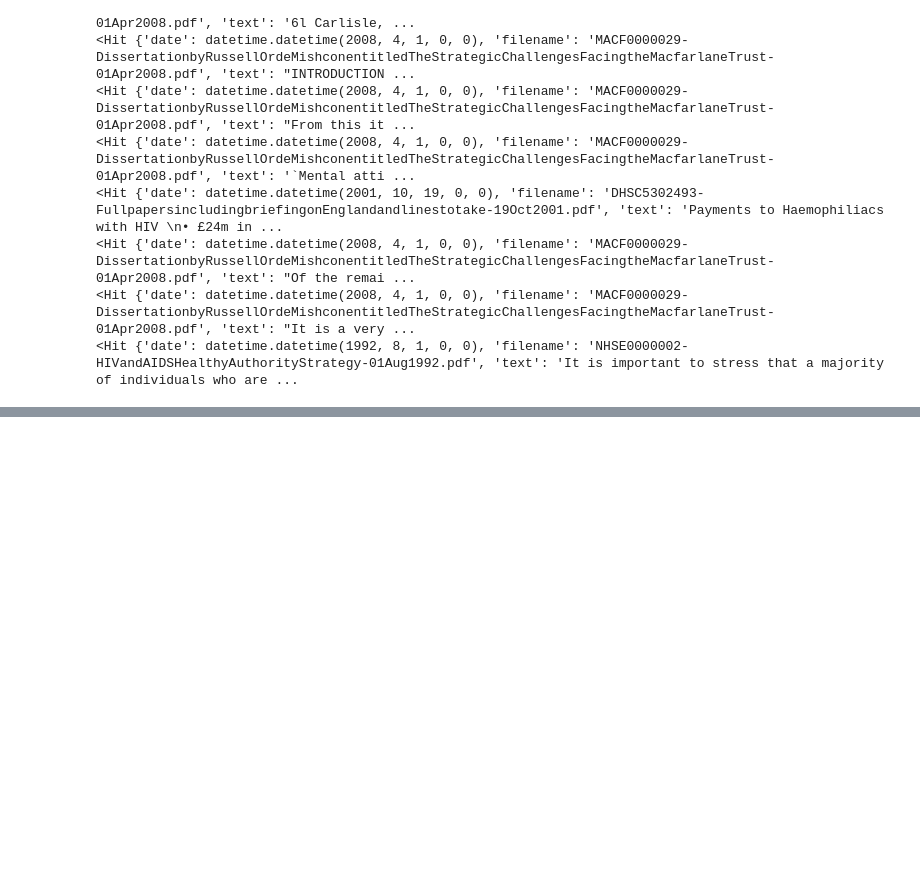
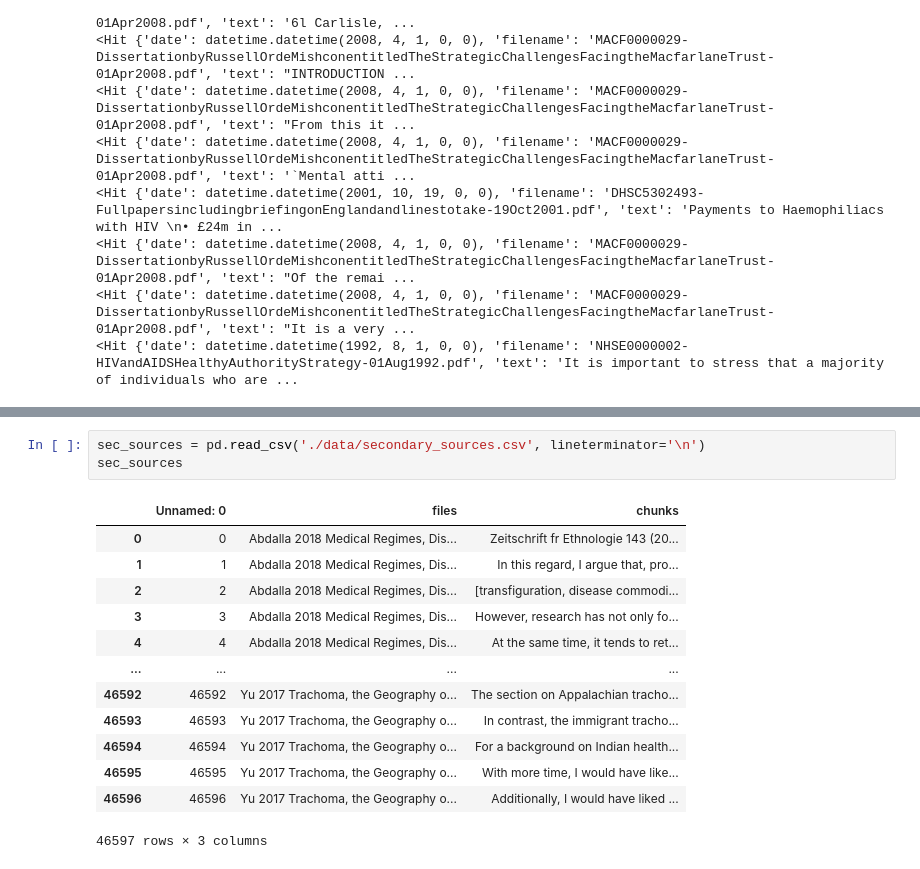
Before and after one commit to pnadelofficial/taylor_simple_search, a Jupyter notebook: testing.ipynb, the cells around one changed output, grey strips where cells are left out. Drawn from its saved outputs; the diff is of its cells as text; blank space fills up the shorter version.

```diff
--- a/testing.ipynb
+++ b/testing.ipynb
@@ -934,0 +1069,17 @@ with ix.searcher() as searcher:
+# %%
+sec_sources = pd.read_csv('./data/secondary_sources.csv', lineterminator='\n')
+sec_sources
+# %% [output]
+|  | Unnamed: 0 | files | chunks |
+| 0 | 0 | Abdalla 2018 Medical Regimes, Dis... | Zeitschrift fr Ethnologie 143 (20... |
+| 1 | 1 | Abdalla 2018 Medical Regimes, Dis... | In this regard, I argue that, pro... |
+| 2 | 2 | Abdalla 2018 Medical Regimes, Dis... | [transfiguration, disease commodi... |
+| 3 | 3 | Abdalla 2018 Medical Regimes, Dis... | However, research has not only fo... |
+| 4 | 4 | Abdalla 2018 Medical Regimes, Dis... | At the same time, it tends to ret... |
+| ... | ... | ... | ... |
+| 46592 | 46592 | Yu 2017 Trachoma, the Geography o... | The section on Appalachian tracho... |
+| 46593 | 46593 | Yu 2017 Trachoma, the Geography o... | In contrast, the immigrant tracho... |
+| 46594 | 46594 | Yu 2017 Trachoma, the Geography o... | For a background on Indian health... |
+| 46595 | 46595 | Yu 2017 Trachoma, the Geography o... | With more time, I would have like... |
+| 46596 | 46596 | Yu 2017 Trachoma, the Geography o... | Additionally, I would have liked ... |
+46597 rows × 3 columns
```
Also changed, not shown: parts of 17 cells of this notebook, 3 other files.
